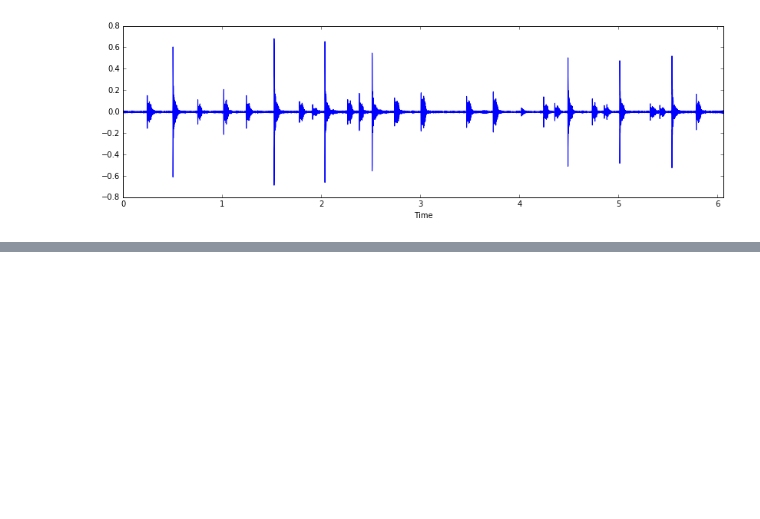
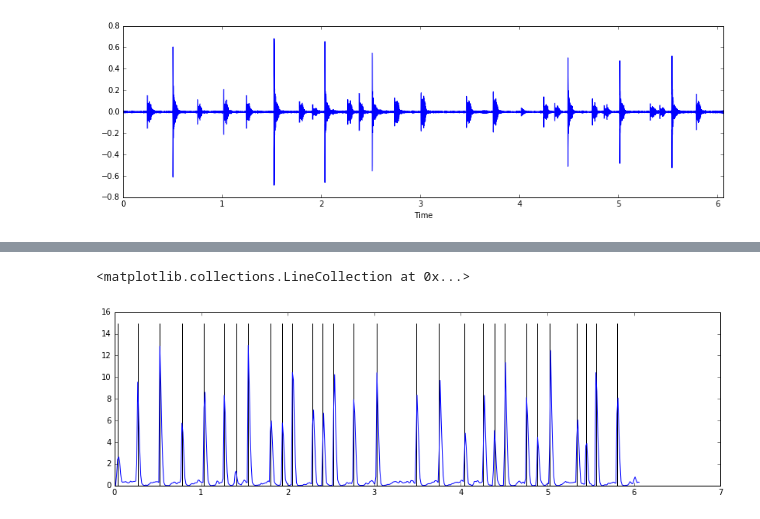
Before and after one commit to worldmaker18349276/K-AIKO, a Jupyter notebook: realtime_analysis.ipynb, the cells around one changed output, grey strips where cells are left out. Saved outputs shown, nothing was run; the diff lists cells and outputs as text; code cells hidden in the pictures; blank space fills up the shorter version.

Commit message:
add onset_detect

```diff
--- a/realtime_analysis.ipynb
+++ b/realtime_analysis.ipynb
@@ -41,0 +43,23 @@ plt.colorbar(format="%+2.0f dB")
+# %%
+mel = ra.melspectrogram(SR, WIN_LENGTH, HOP_LENGTH)
+env = ra.onset_strength()
+dect = ra.onset_detect(SR, HOP_LENGTH, delta=1)
+p = [next(dect)]
+e = [next(env)]
+p.append(dect.send(e[-1]))
+e.append(env.send(next(mel)))
+p.append(dect.send(e[-1]))
+for i in range(0, x.shape[0]-HOP_LENGTH, HOP_LENGTH):
+    e.append(env.send(mel.send(x[i:i+HOP_LENGTH])))
+    p.append(dect.send(e[-1]))
+
+e = np.array(e)
+p = np.array(p)
+t = np.arange(e.shape[0])*HOP_LENGTH/SR
+# %%
+plt.plot(t, e)
+sh = int(0.1*SR/HOP_LENGTH)
+plt.vlines(t[:-sh][p[sh+1:]], ymin=0, ymax=15)
+# %% [output]
+<matplotlib.collections.LineCollection at 0x...>
+[figure, added]
```
Also changed, not shown: parts of 2 cells of this notebook, 2 other files.
